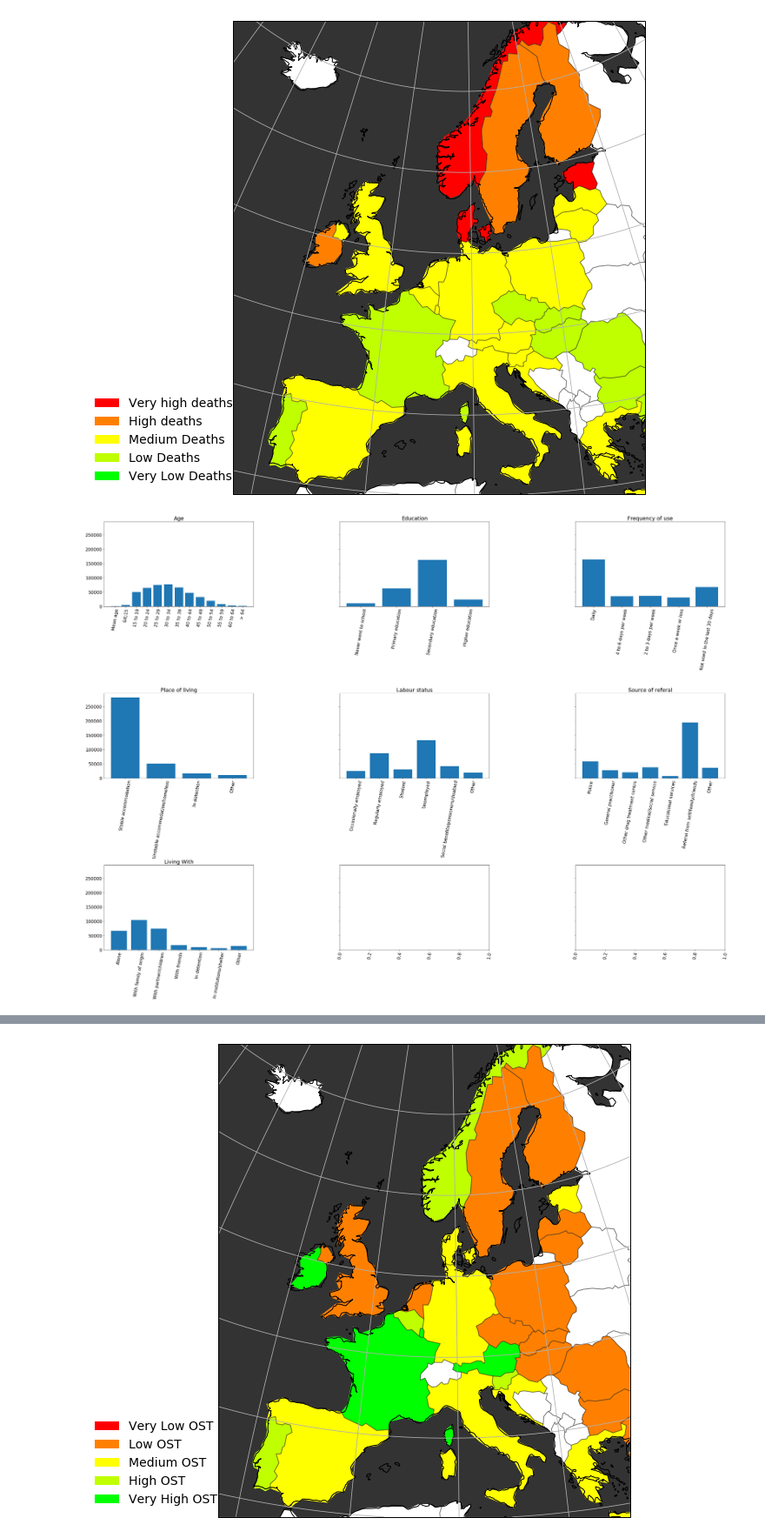
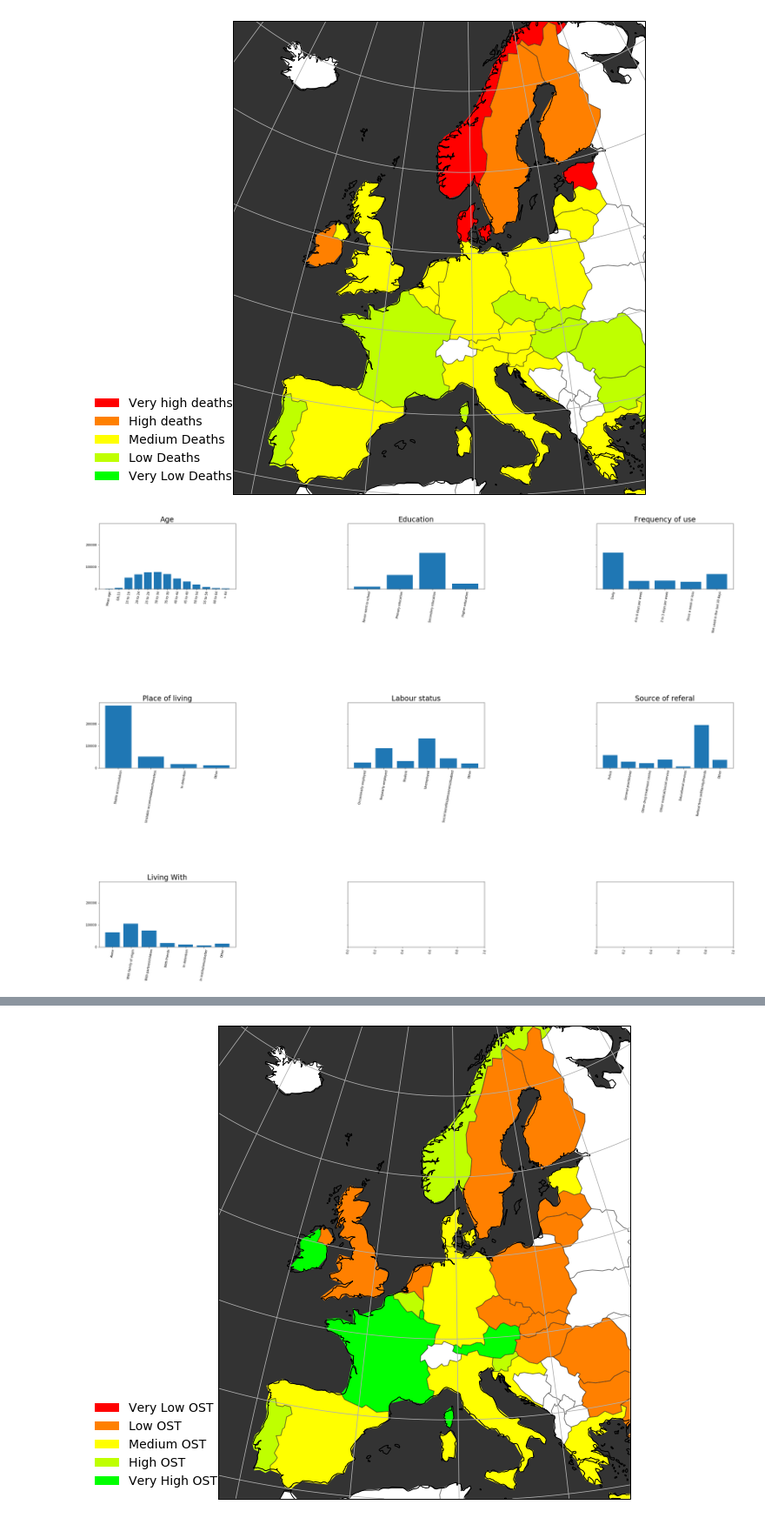
Before and after one commit to danilo1214/PR20ddpdjphv, a Jupyter notebook: Danilo.ipynb, the cells around one changed output, grey strips where cells are left out. Shown at 87% size. Cells and saved outputs as stored; diff of their text form; code cells hidden in the pictures.

```diff
--- a/Danilo.ipynb
+++ b/Danilo.ipynb
@@ -168,35 +168,35 @@ leg = ax.get_legend()
 # %%
 import math
 tables = [{"file": "./tables/treatmentDemand/currentTrends/ageOfTreatment.xlsx", "title": "Age"},
           {"file":  "./tables/treatmentDemand/currentTrends/education.xlsx", "title": "Education"},
           {"file": "./tables/treatmentDemand/currentTrends/frequencyOfUse.xlsx", "title": "Frequency of use"},
           {"file": "./tables/treatmentDemand/currentTrends/livingWhere.xlsx", "title": "Place of living"},
           {"file": "./tables/treatmentDemand/currentTrends/labourStatus.xlsx", "title": "Labour status"},
           {"file": "./tables/treatmentDemand/currentTrends/sourceOfReferal.xlsx", "title": "Source of referal"},
           {"file": "./tables/treatmentDemand/currentTrends/livingWithWhom.xlsx", "title": "Living With"}]
 fig, axs = plt.subplots(3, 3, figsize=(40, 30), sharey=True)
-plt.rcParams.update({'font.size': 16})
+plt.rcParams.update({'font.size': 20})
 fig.tight_layout(pad=18.0)
 
 for ax in fig.axes:
     plt.sca(ax)
     plt.xticks(rotation=80)
 
 for (num, tab) in enumerate(tables):
     currentTable = dict()
 
     file = pandas.read_excel(tab["file"])
     for i,row in file.iterrows():
         if type(row["Country"]) is str:
             for col in file.columns[:-3][2:]:
                 if not col in currentTable and not np.isnan(row[col]):
                     currentTable[col] = row[col]
                 elif not np.isnan(row[col]):
                     currentTable[col] += row[col]
     axs[math.floor(num/3)][num%3].bar(currentTable.keys(), currentTable.values())
     axs[math.floor(num/3)][num%3].set_title(tab["title"])
 # %% [output]
-[figure, old version]
+[figure, new version]
 # %%
 tables = [{"title":"Cannabis treatment", "path": "./tables/treatmentDemand/throughTheYears/cannabisTreatment.xlsx"},
          {"title":"Cocaine treatment", "path": "./tables/treatmentDemand/throughTheYears/cocaineTreatment.xlsx"},
```
Also changed, not shown: parts of 5 cells of this notebook.
